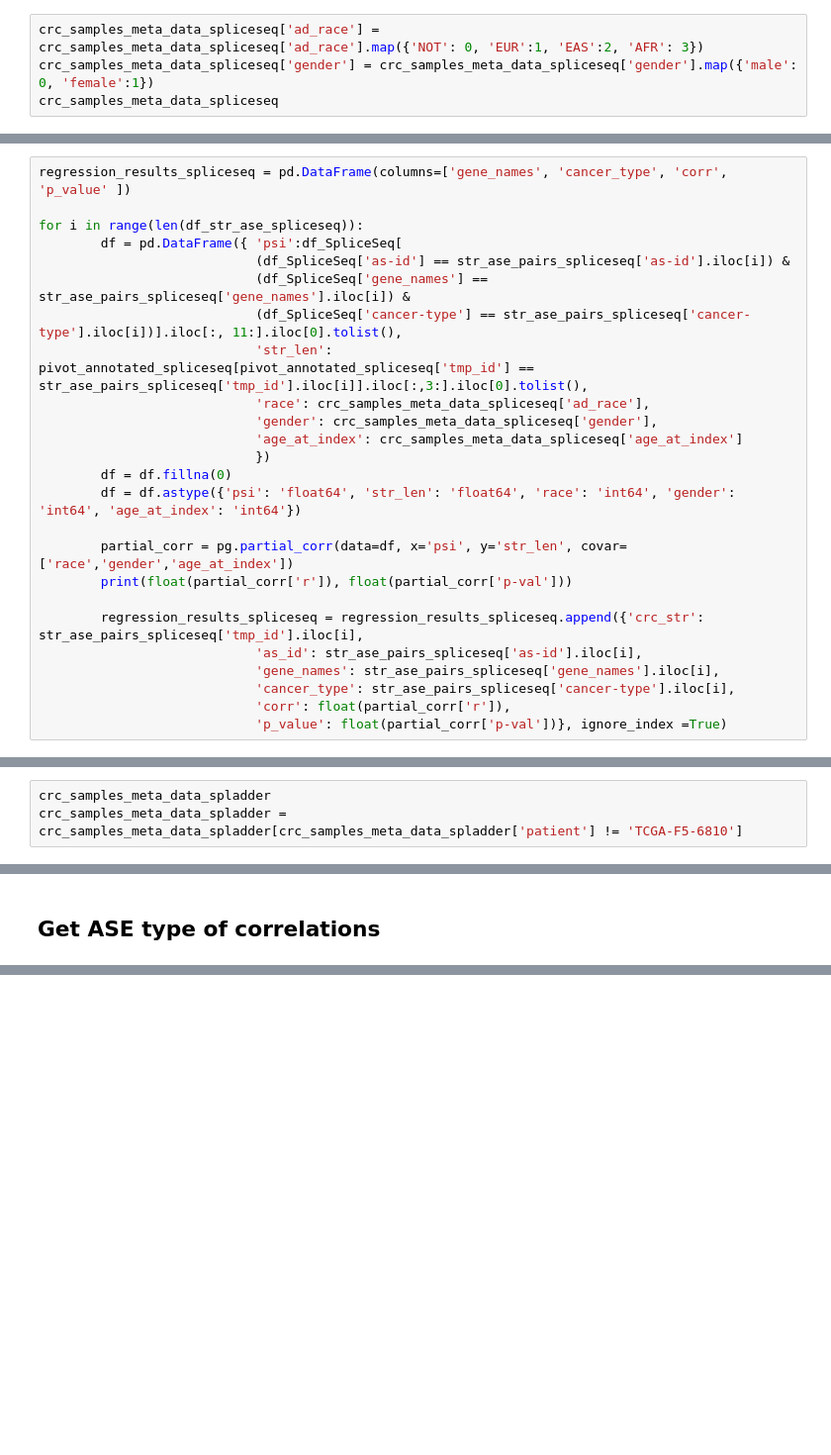
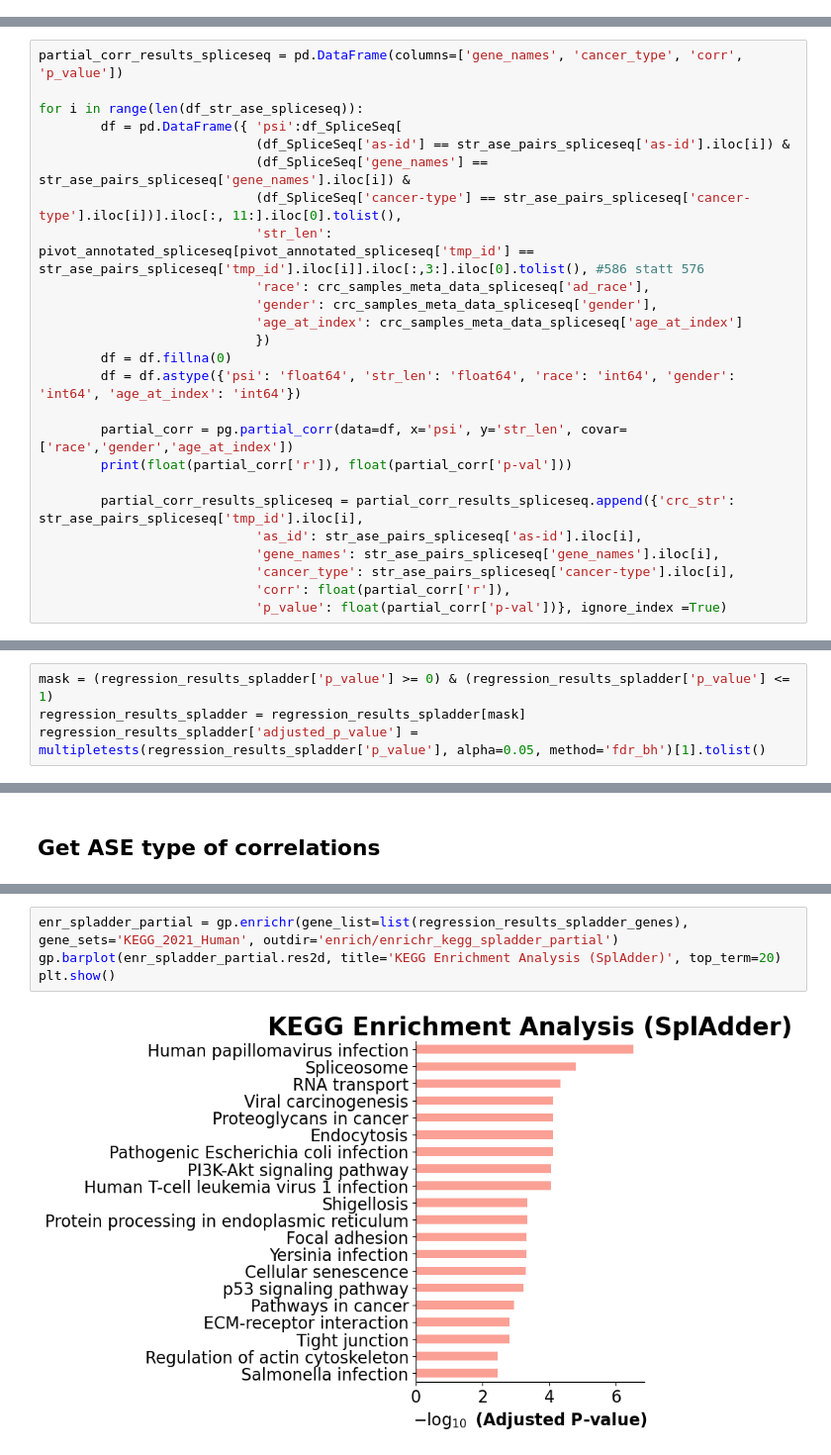
Before and after one commit to rabiaayyche/str_crc, a Jupyter notebook: src/str_ase.ipynb, the cells around one changed output, grey strips where cells are left out. Shown at 99% size. Saved outputs shown, nothing was run; the diff lists cells and outputs as text; blank space fills up the shorter version.

```diff
--- a/src/str_ase.ipynb
+++ b/src/str_ase.ipynb
@@ -723,4 +686,0 @@ crc_samples_meta_data_spladder
-# %%
-crc_samples_meta_data_spliceseq['ad_race'] = crc_samples_meta_data_spliceseq['ad_race'].map({'NOT': 0, 'EUR':1, 'EAS':2, 'AFR': 3})
-crc_samples_meta_data_spliceseq['gender'] = crc_samples_meta_data_spliceseq['gender'].map({'male': 0, 'female':1})
-crc_samples_meta_data_spliceseq
@@ -727,12 +689,12 @@ crc_samples_meta_data_spliceseq
 # %%
-regression_results_spliceseq = pd.DataFrame(columns=['gene_names', 'cancer_type', 'corr', 'p_value' ])
+partial_corr_results_spliceseq = pd.DataFrame(columns=['gene_names', 'cancer_type', 'corr', 'p_value'])
 
 for i in range(len(df_str_ase_spliceseq)):
         df = pd.DataFrame({ 'psi':df_SpliceSeq[
                             (df_SpliceSeq['as-id'] == str_ase_pairs_spliceseq['as-id'].iloc[i]) &
                             (df_SpliceSeq['gene_names'] == str_ase_pairs_spliceseq['gene_names'].iloc[i]) &
                             (df_SpliceSeq['cancer-type'] == str_ase_pairs_spliceseq['cancer-type'].iloc[i])].iloc[:, 11:].iloc[0].tolist(),
-                            'str_len': pivot_annotated_spliceseq[pivot_annotated_spliceseq['tmp_id'] == str_ase_pairs_spliceseq['tmp_id'].iloc[i]].iloc[:,3:].iloc[0].tolist(),
+                            'str_len': pivot_annotated_spliceseq[pivot_annotated_spliceseq['tmp_id'] == str_ase_pairs_spliceseq['tmp_id'].iloc[i]].iloc[:,3:].iloc[0].tolist(), #586 statt 576
                             'race': crc_samples_meta_data_spliceseq['ad_race'],
                             'gender': crc_samples_meta_data_spliceseq['gender'],
                             'age_at_index': crc_samples_meta_data_spliceseq['age_at_index']
@@ -743,7 +705,7 @@ for i in range(len(df_str_ase_spliceseq)):
         partial_corr = pg.partial_corr(data=df, x='psi', y='str_len', covar=['race','gender','age_at_index'])
         print(float(partial_corr['r']), float(partial_corr['p-val']))
 
-        regression_results_spliceseq = regression_results_spliceseq.append({'crc_str': str_ase_pairs_spliceseq['tmp_id'].iloc[i],
+        partial_corr_results_spliceseq = partial_corr_results_spliceseq.append({'crc_str': str_ase_pairs_spliceseq['tmp_id'].iloc[i],
                             'as_id': str_ase_pairs_spliceseq['as-id'].iloc[i],
                             'gene_names': str_ase_pairs_spliceseq['gene_names'].iloc[i],
                             'cancer_type': str_ase_pairs_spliceseq['cancer-type'].iloc[i],
@@ -761,3 +750,0 @@ regression_results_spliceseq.to_csv("/Users/aychaserradj/Desktop/ZHAW/Praktikum/
-# %%
-crc_samples_meta_data_spladder
-crc_samples_meta_data_spladder = crc_samples_meta_data_spladder[crc_samples_meta_data_spladder['patient'] != 'TCGA-F5-6810']
@@ -807,0 +822,4 @@ len(regression_results_spliceseq[regression_results_spliceseq['adjusted_p_value'
+# %%
+mask = (regression_results_spladder['p_value'] >= 0) & (regression_results_spladder['p_value'] <= 1)
+regression_results_spladder = regression_results_spladder[mask]
+regression_results_spladder['adjusted_p_value'] = multipletests(regression_results_spladder['p_value'], alpha=0.05, method='fdr_bh')[1].tolist()
@@ -950,0 +975,6 @@ df_SplAdder
+# %%
+enr_spladder_partial = gp.enrichr(gene_list=list(regression_results_spladder_genes), gene_sets='KEGG_2021_Human', outdir='enrich/enrichr_kegg_spladder_partial')
+gp.barplot(enr_spladder_partial.res2d, title='KEGG Enrichment Analysis (SplAdder)', top_term=20)
+plt.show()
+# %% [output]
+[figure, added]
```
Also changed, not shown: parts of 56 cells of this notebook.
